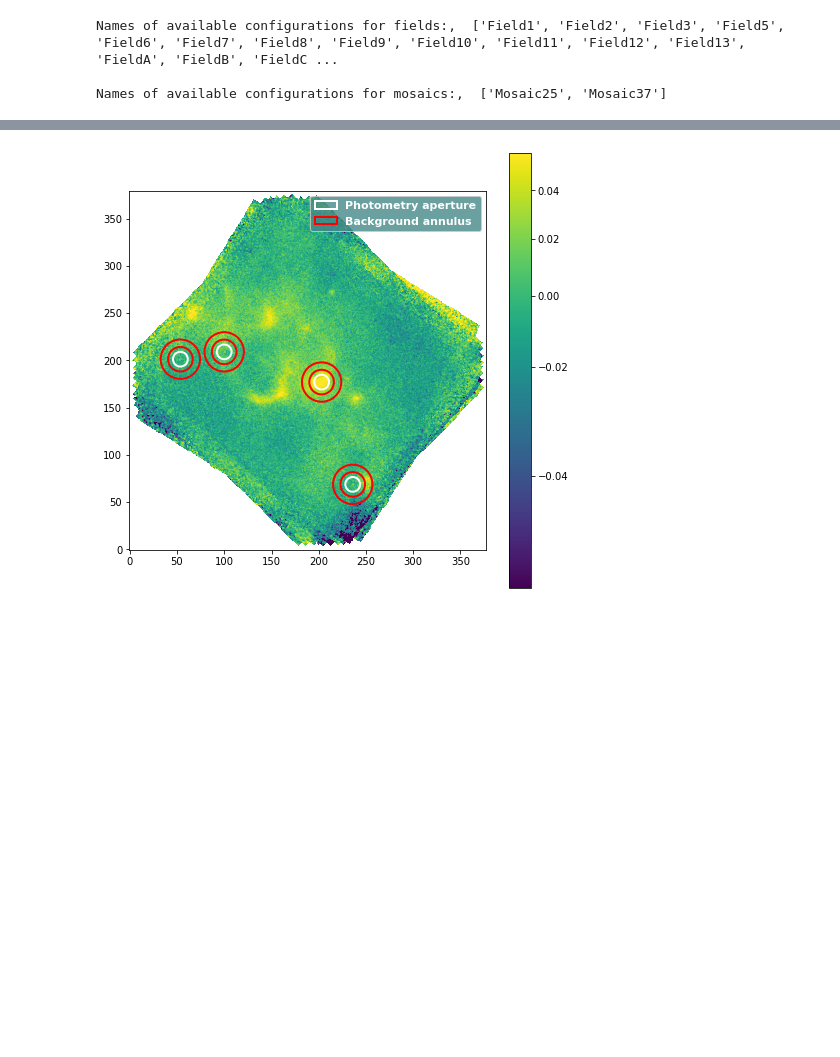
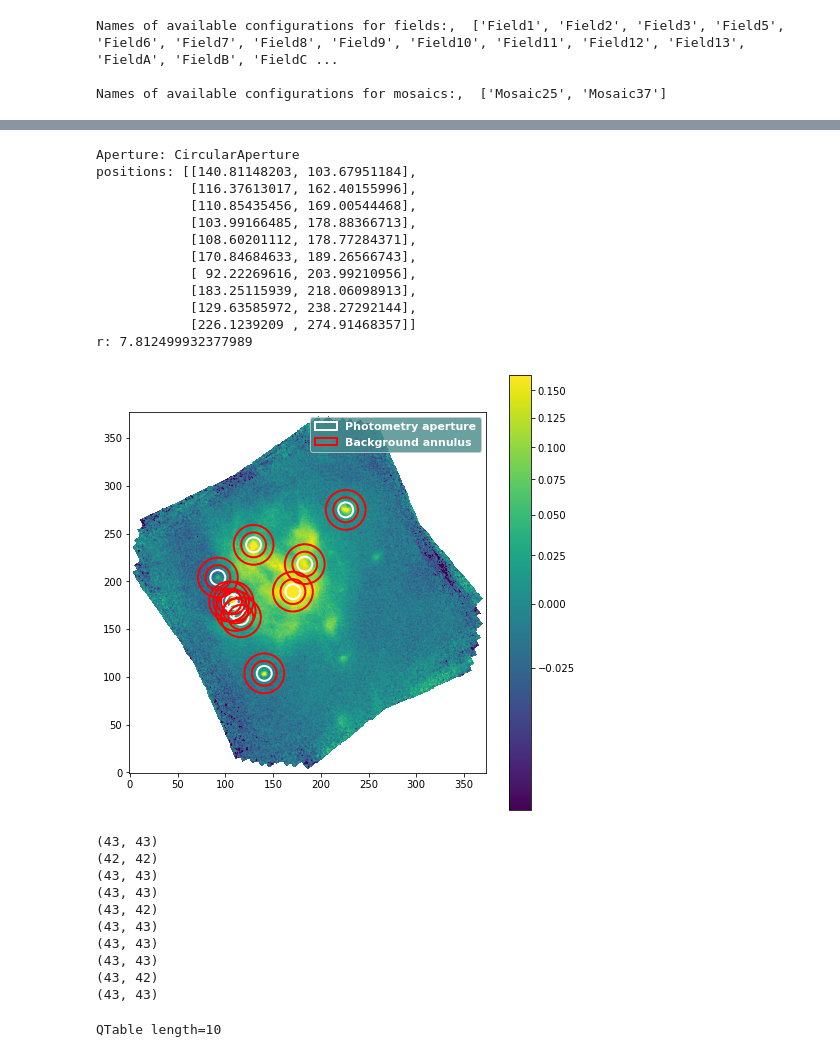
Before and after one commit to mjhankins/SFGCphotcode, a Jupyter notebook: SourceCatalog_ApPhot.ipynb, the cells around one changed output, grey strips where cells are left out. Saved outputs shown, nothing was run; the diff lists cells and outputs as text; code cells hidden in the pictures; blank space fills up the shorter version.

```diff
--- a/SourceCatalog_ApPhot.ipynb
+++ b/SourceCatalog_ApPhot.ipynb
@@ -44,12 +44,12 @@ from photutils.utils import calc_total_error
 
 from regions import read_ds9
 # %%
-def performApPhoto(data,sourceCoords,radii,plot=True):
+def performApPhoto(data,wcs,sourceCoords,radii,plot=True):
 	#first let's do some simple annulus extractions...
 	apertures =[SkyCircularAperture(sourceCoords, r=r*u.arcsec) for r in radii] # for pixels: r=r*u.arcsec*0.786
 
 	#do aperture photometry on data using defined apertures
-	phot_table = aperture_photometry(data, apertures,wcs=wcsmap,error=errormap,method='exact')
+	phot_table = aperture_photometry(data, apertures,wcs=wcs,error=errormap,method='exact')
 
 	#display phot table
 	#phot_table
@@ -59,8 +59,10 @@ def performApPhoto(data,sourceCoords,radii,plot=True):
 	annulus_aperture = SkyCircularAnnulus(sourceCoords, r_in=10*u.arcsec, r_out=16*u.arcsec) #define annulus
 
 	#convert to pixel coords for plotting
-	pix_aperture = aperture2.to_pixel(wcsmap)
-	pix_annulus_aperture = annulus_aperture.to_pixel(wcsmap)
+	pix_aperture = aperture2.to_pixel(wcs)
+	pix_annulus_aperture = annulus_aperture.to_pixel(wcs)
+
+	#print(pix_aperture)
 
 	if plot:
 		#show figure with apertures overlayed
@@ -96,6 +98,7 @@ def performApPhoto(data,sourceCoords,radii,plot=True):
 	#for each of the annuli loop through and calculate stats using sigma cliped stats
 	for mask in annulus_masks:
 		annulus_data = mask.multiply(data)
+		#print(np.shape(mask))
 
 		#this is a bit of debugging to handle if the mask array is the wrong shape
 		if np.shape(mask.data)[0]==41:
@@ -117,7 +120,7 @@ def performApPhoto(data,sourceCoords,radii,plot=True):
 	bkg_std = np.array(bkg_std)
 
 	#do aperture photometry
-	phot_table2 = aperture_photometry(data, aperture2,wcs=wcsmap,error=errormap,method='exact') #
+	phot_table2 = aperture_photometry(data, aperture2,wcs=wcs,error=errormap,method='exact') #
 
 	#add columns for background information and also background subtracted apertures
 	phot_table2['ann_bkg_med'] = bkg_median
@@ -323,8 +361,30 @@ QTable length=12
 # %%
-if usersources:
-    DaoPhotTable=performApPhoto(data,sourcesdao,radii,plot=True)
+DaoPhotTable=performApPhoto(data,wcsmap,sourcesdao,radii,plot=True)
 
-    #display the table
-    DaoPhotTable
+#display the table
+DaoPhotTable
 # %% [output]
+Aperture: CircularAperture
+positions: [[140.81148203, 103.67951184],
+            [116.37613017, 162.40155996],
+            [110.85435456, 169.00544468],
+            [103.99166485, 178.88366713],
+            [108.60201112, 178.77284371],
+            [170.84684633, 189.26566743],
+            [ 92.22269616, 203.99210956],
+            [183.25115939, 218.06098913],
+            [129.63585972, 238.27292144],
+            [226.1239209 , 274.91468357]]
+r: 7.812499932377989
-[figure, old version]
+[figure, new version]
+(43, 43)
+(42, 42)
+(43, 43)
+(43, 43)
+(43, 42)
+(43, 43)
+(43, 43)
+(43, 43)
+(43, 42)
+(43, 43)
+QTable length=10
```
Also changed, not shown: parts of 5 cells of this notebook, 1 other file.
